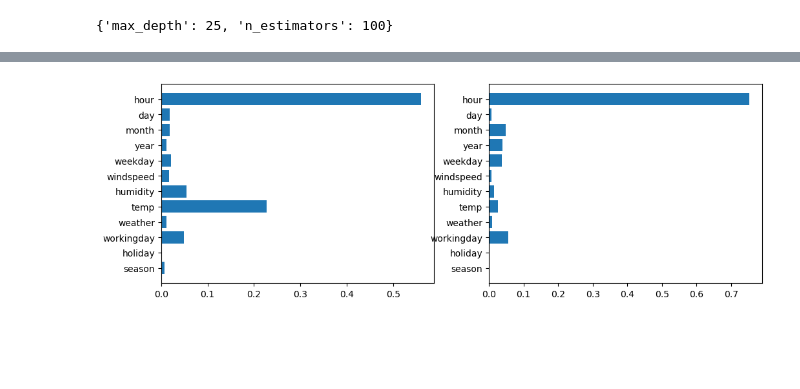
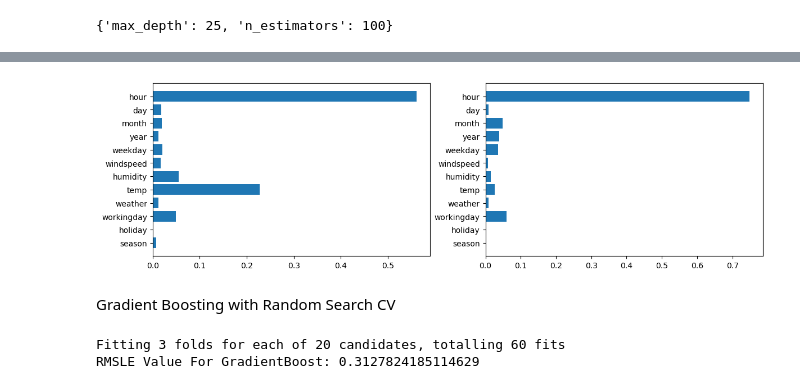
Before and after one commit to hyunji212/DataScience, a Jupyter notebook: demand_prediction.ipynb, the cells around one changed output, grey strips where cells are left out. Saved outputs shown, nothing was run; the diff lists cells and outputs as text; code cells hidden in the pictures; blank space fills up the shorter version.

Commit message:
Bike sharing demand prediction
Kaggle : Bike sharing demand
_https://www.kaggle.com/competitions/bike-sharing-demand/overview

```diff
--- a/demand_prediction.ipynb
+++ b/demand_prediction.ipynb
@@ -664,9 +666,6 @@ train_y_casual = train["casual"]
 
 etrain = etrain.drop(["datetime","casual","registered","count"], axis=1)
 eval = eval.drop(["datetime","casual","registered","count"], axis=1)
-# %%
-train = train.drop(["datetime","casual","registered","count"], axis=1)
-test = test.drop(["datetime"], axis=1)
 # %%
 # from sklearn.model_selection import cross_val_score
 
@@ -727,19 +726,24 @@ print(grid_rf2.best_params_)
+# %%
+train_ = train.drop(["datetime","casual","registered","count"],axis=1)
+test_ = test.drop(["datetime"],axis=1)
 # %%
-preds1 = grid_rf1.best_estimator_.fit(train,train_y_casual).predict(test)
-preds2 = grid_rf2.best_estimator_.fit(train,train_y_registered).predict(test)
+preds1 = grid_rf1.best_estimator_.fit(train_,train_y_casual).predict(test_)
+preds2 = grid_rf2.best_estimator_.fit(train_,train_y_registered).predict(test_)
 # %%
-fig = plt.figure(figsize=[12,4])
+fig = plt.figure(figsize=[14,4])
 
 ax1 = fig.add_subplot(1,2,1)
-ax1 = plt.barh(train.columns, grid_rf1.best_estimator_.feature_importances_, align='center')
+ax1 = plt.barh(train_.columns, grid_rf1.best_estimator_.feature_importances_, align='center')
 
 ax2 = fig.add_subplot(1,2,2)
-ax2 = plt.barh(train.columns, grid_rf2.best_estimator_.feature_importances_, align='center')
+ax2 = plt.barh(train_.columns, grid_rf2.best_estimator_.feature_importances_, align='center')
 # %% [output]
-[figure, old version]
+[figure, new version]
 # %%
 sub = pd.read_csv("./bike-sharing-demand/sampleSubmission.csv")
 
 sub["count"] = np.expm1(preds1) + np.expm1(preds2)
 
 sub.to_csv('RandomForestSplitGridSearch.csv', index=False)
+# %% [markdown]
+Gradient Boosting with Random Search CV
@@ -745,0 +771,23 @@ sub.to_csv('RandomForestSplitGridSearch.csv', index=False)
+# %%
+from sklearn.ensemble import GradientBoostingRegressor
+from sklearn.model_selection import RandomizedSearchCV
+
+param_distributions = {'n_estimators':np.random.randint(100, 300, 20),
+                       'learning_rate':np.random.uniform(low=0.05, high=0.3, size=20)}
+
+gb = GradientBoostingRegressor(random_state=27)
+
+random_gb = RandomizedSearchCV(gb,
+                         param_distributions=param_distributions,
+                         n_iter=20, n_jobs=-1,
+                         scoring='neg_root_mean_squared_error',
+                         cv=3, verbose=1, random_state=27)
+
+random_gb.fit(etrain, etrain_y_count)
+
+preds = random_gb.predict(eval)
+
+print('RMSLE Value For GradientBoost: {}'.format(np.sqrt(mse(eval_y_count, preds))))
+# %% [output]
+Fitting 3 folds for each of 20 candidates, totalling 60 fits
+RMSLE Value For GradientBoost: 0.3127824185114629
```
Also changed, not shown: parts of 20 cells of this notebook.
